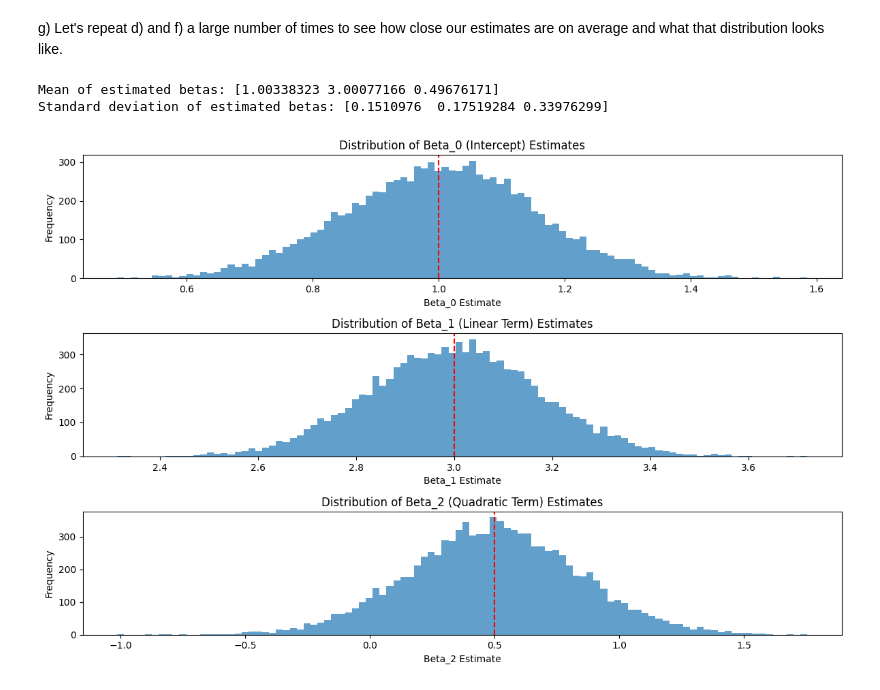
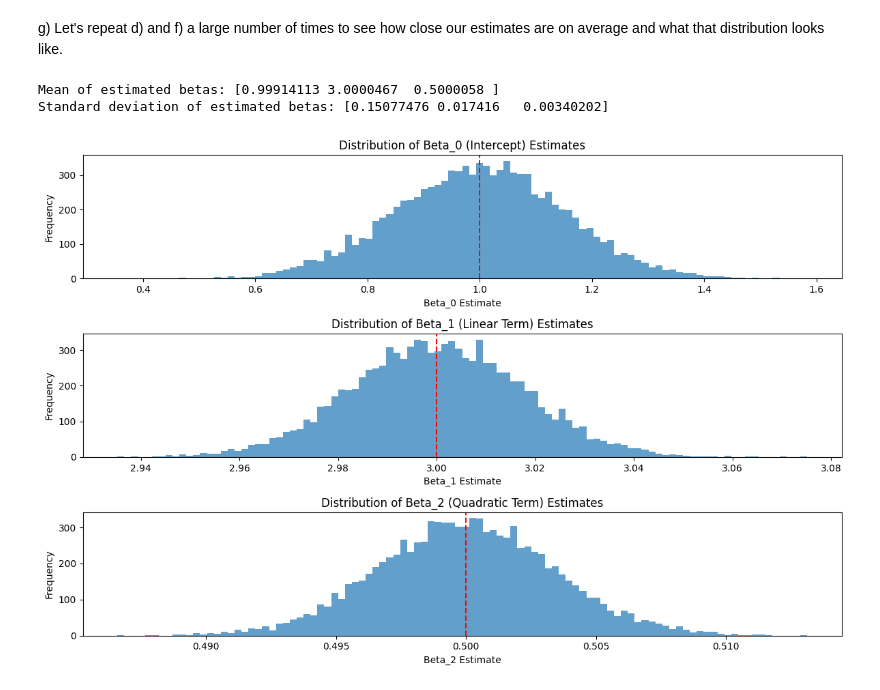
Before and after one commit to markyx316/Data-Science-Fundamentals, a Jupyter notebook: lecture_18/worksheet_18.ipynb, the cells around one changed output. Saved outputs shown, nothing was run; the diff lists cells and outputs as text; code cells hidden in the pictures.

```diff
--- a/lecture_18/worksheet_18.ipynb
+++ b/lecture_18/worksheet_18.ipynb
@@ -142,7 +142,7 @@ SAMPLE_SIZE = 100
 
 true_beta = np.array([1.0, 3.0, 0.5])
 
-x = -1.0 + 2.0 * np.random.random(SAMPLE_SIZE)
+x = -10.0 + 20.0 * np.random.random(SAMPLE_SIZE)
 y = true_beta[0] + true_beta[1] * x + true_beta[2] * x**2 + np.random.randn(SAMPLE_SIZE)
 
 plt.plot(x,y,'ro',markersize=4)
@@ -195,7 +195,7 @@ SAMPLE_SIZE = 100
 betas = []
 true_beta = np.array([1.0, 3.0, 0.5])
 for _ in range(10000):
-    x = -1 + 2 * np.random.random(SAMPLE_SIZE)
+    x = -10.0 + 20.0 * np.random.random(SAMPLE_SIZE)
     y = true_beta[0] + true_beta[1] * x + true_beta[2] * x**2 + np.random.randn(SAMPLE_SIZE)
     intercept = np.ones(np.shape(x)[0])
     X = np.vstack([intercept, x, x**2]).T
@@ -203,33 +203,33 @@ for _ in range(10000):
     betas.append(beta_hat)
 
 beta_mean = np.mean(np.array(betas), axis=0)
 beta_std = np.std(np.array(betas), axis=0)
 
 print(f"Mean of estimated betas: {beta_mean}")
 print(f"Standard deviation of estimated betas: {beta_std}")
 
 plt.figure(figsize=(12, 8))
 plt.subplot(3, 1, 1)
 plt.hist(np.array(betas)[:, 0], bins=100, alpha=0.7)
 plt.axvline(x=true_beta[0], c='r', linestyle='dashed')
 plt.title('Distribution of Beta_0 (Intercept) Estimates')
 plt.xlabel('Beta_0 Estimate')
 plt.ylabel('Frequency')
 plt.subplot(3, 1, 2)
 plt.hist(np.array(betas)[:, 1], bins=100, alpha=0.7)
 plt.axvline(x=true_beta[1], c='r', linestyle='dashed')
 plt.title('Distribution of Beta_1 (Linear Term) Estimates')
 plt.xlabel('Beta_1 Estimate')
 plt.ylabel('Frequency')
 plt.subplot(3, 1, 3)
 plt.hist(np.array(betas)[:, 2], bins=100, alpha=0.7)
 plt.axvline(x=true_beta[2], c='r', linestyle='dashed')
 plt.title('Distribution of Beta_2 (Quadratic Term) Estimates')
 plt.xlabel('Beta_2 Estimate')
 plt.ylabel('Frequency')
 plt.tight_layout()
 plt.show()
 # %% [output]
-Mean of estimated betas: [1.00338323 3.00077166 0.49676171]
-Standard deviation of estimated betas: [0.1510976  0.17519284 0.33976299]
+Mean of estimated betas: [0.99914113 3.0000467  0.5000058 ]
+Standard deviation of estimated betas: [0.15077476 0.017416   0.00340202]
-[figure, old version]
+[figure, new version]
```
Also changed, not shown: parts of 8 cells of this notebook.
